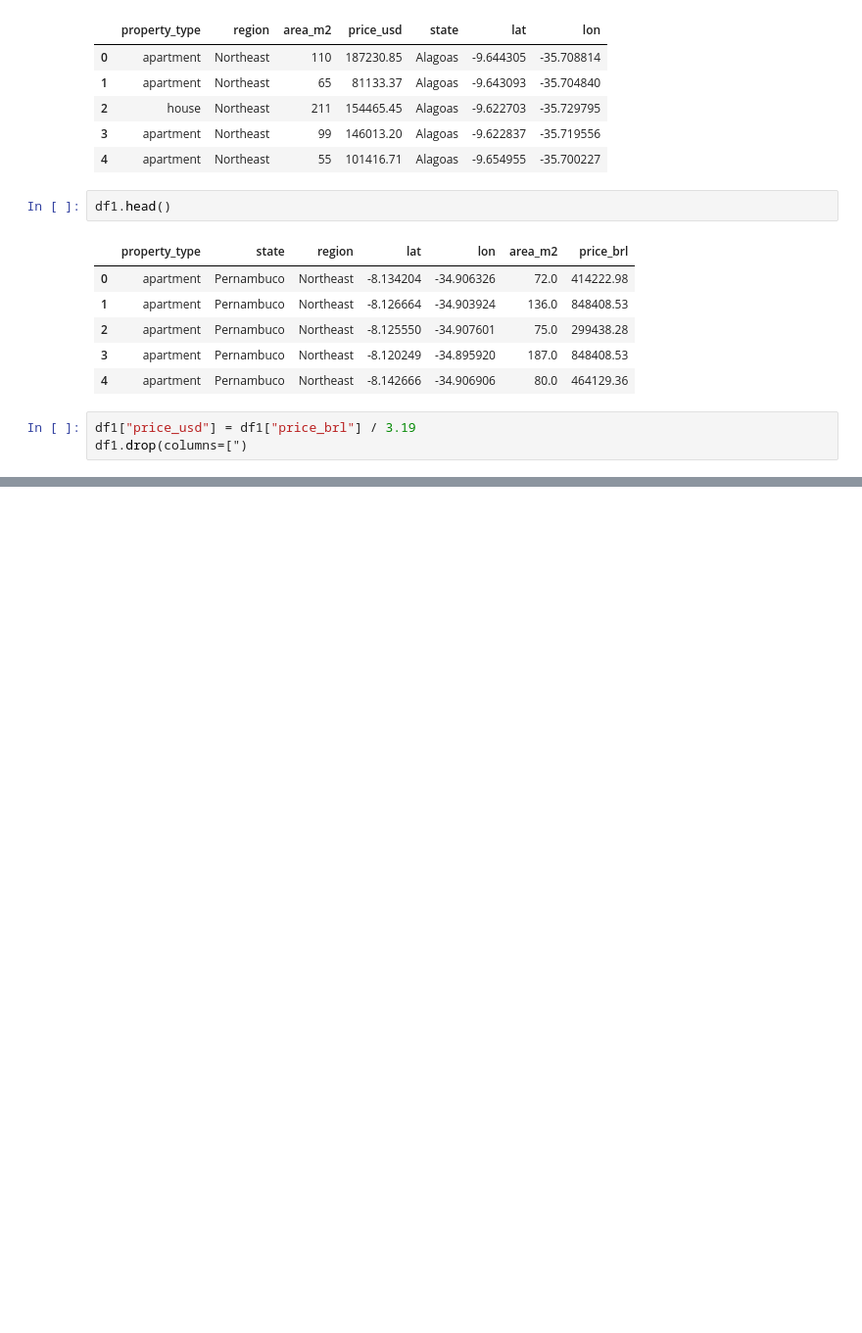
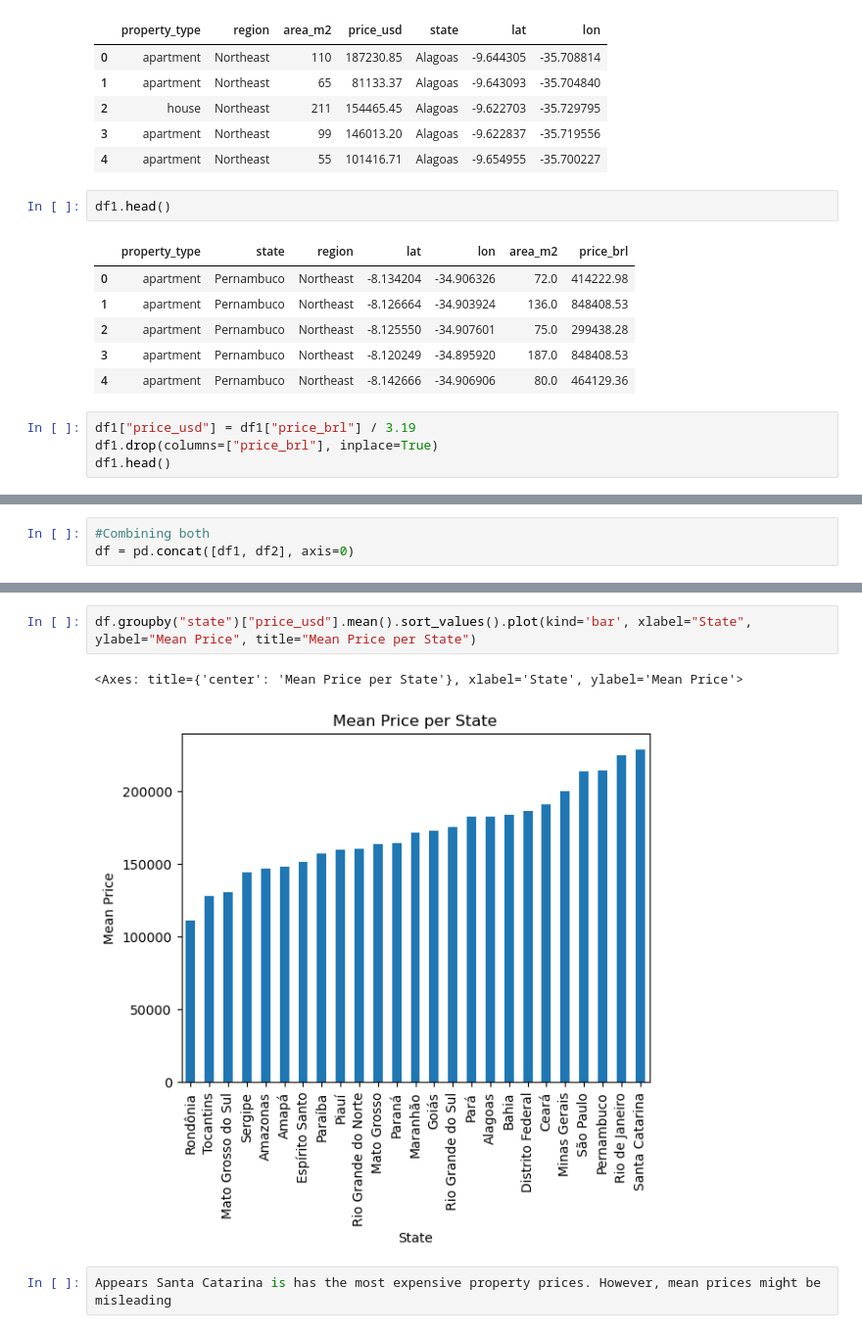
Before and after one commit to AbdulQuadri2399/Data_Relapse, a Jupyter notebook: Analyzing Property Data in Brazil/Exploratory-Data-Analysis.ipynb, the cells around one changed output, grey strips where cells are left out. Shown at 98% size. Cells and saved outputs as stored; diff of their text form; blank space fills up the shorter version.

Commit message:
Visualizations

```diff
--- a/Analyzing Property Data in Brazil/Exploratory-Data-Analysis.ipynb
+++ b/Analyzing Property Data in Brazil/Exploratory-Data-Analysis.ipynb
@@ -193,4 +193,5 @@ df1.head()
 | 4 | apartment | Pernambuco | Northeast | -8.142666 | -34.906906 | 80.0 | 464129.36 |
 # %%
 df1["price_usd"] = df1["price_brl"] / 3.19
-df1.drop(columns=[")
+df1.drop(columns=["price_brl"], inplace=True)
+df1.head()
@@ -196,0 +214,3 @@ df1.drop(columns=[")
+# %%
+#Combining both
+df = pd.concat([df1, df2], axis=0)
@@ -196,0 +234,7 @@ df1.drop(columns=[")
+# %%
+df.groupby("state")["price_usd"].mean().sort_values().plot(kind='bar', xlabel="State", ylabel="Mean Price", title="Mean Price per State")
+# %% [output]
+<Axes: title={'center': 'Mean Price per State'}, xlabel='State', ylabel='Mean Price'>
+[figure, added]
+# %%
+Appears Santa Catarina is has the most expensive property prices. However, mean prices might be misleading
```
Also changed, not shown: parts of 7 cells of this notebook.
